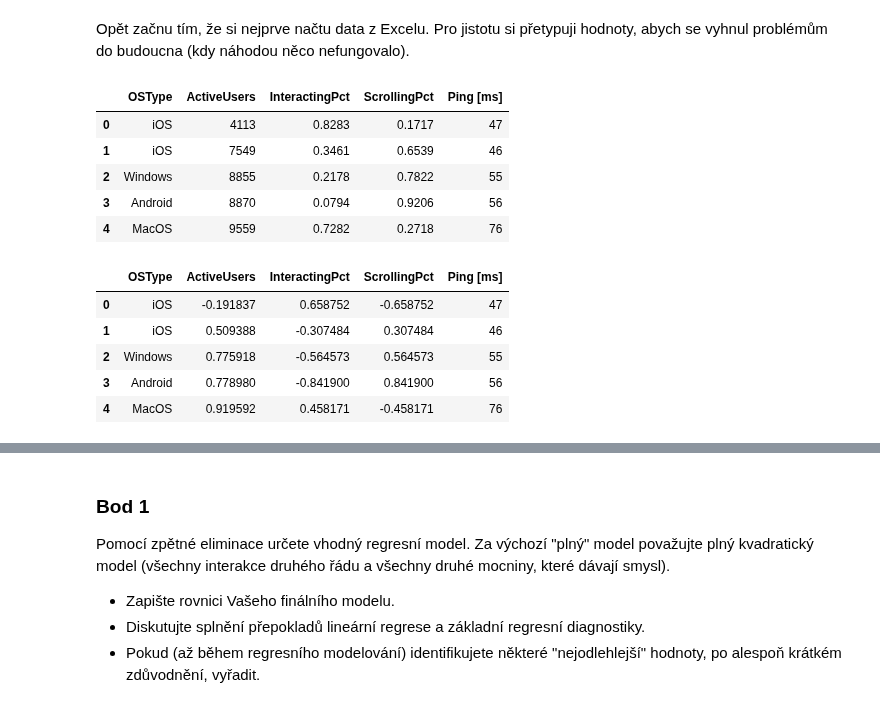
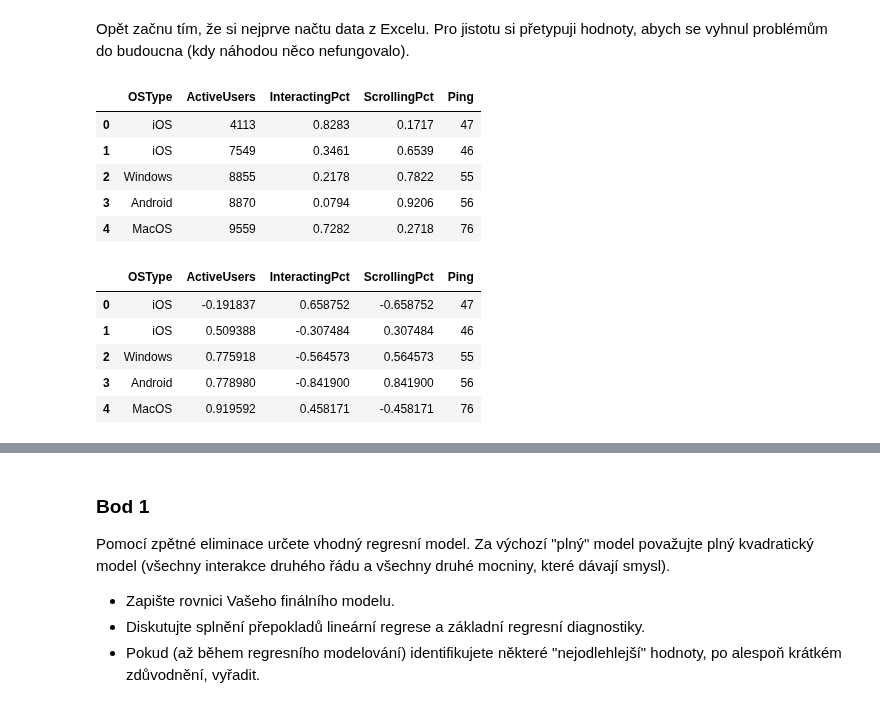
Before and after one commit to MOONYROS/VUT-MSP-projects, a Jupyter notebook: proj2/proj2.ipynb, the cells around one changed output, grey strips where cells are left out. Drawn from its saved outputs; the diff is of its cells as text; code cells hidden in the pictures.

```diff
--- a/proj2/proj2.ipynb
+++ b/proj2/proj2.ipynb
@@ -198,17 +198,20 @@ Opět začnu tím, že si nejprve načtu data z Excelu. Pro jistotu si přetypuj
 # %%
 file_path = 'Data_2024.xlsx'
 sheet_name = 'Data_regrese'
 
 df = pd.read_excel(file_path, sheet_name=sheet_name)
 
 df['OSType'] = df['OSType'].astype('category')
 
 columns_to_numeric = ['ActiveUsers', 'InteractingPct', 'ScrollingPct', 'Ping [ms]']
 df[columns_to_numeric] = df[columns_to_numeric].apply(pd.to_numeric, errors='coerce')
 
+# prejmenoal jsem si sloupec Ping [ms] na Ping, protoze mi to delalo problemy u ols modelu
+df.rename(columns={'Ping [ms]': 'Ping'}, inplace=True)
+
 df.head()
 # %% [output]
-|  | OSType | ActiveUsers | InteractingPct | ScrollingPct | Ping [ms] |
+|  | OSType | ActiveUsers | InteractingPct | ScrollingPct | Ping |
 | 0 | iOS | 4113 | 0.8283 | 0.1717 | 47 |
 | 1 | iOS | 7549 | 0.3461 | 0.6539 | 46 |
 | 2 | Windows | 8855 | 0.2178 | 0.7822 | 55 |
@@ -221,7 +224,7 @@ df[colums_to_normalize] = df[colums_to_normalize].apply(lambda col: -1 + 2 * (co
 
 df.head()
 # %% [output]
-|  | OSType | ActiveUsers | InteractingPct | ScrollingPct | Ping [ms] |
+|  | OSType | ActiveUsers | InteractingPct | ScrollingPct | Ping |
 | 0 | iOS | -0.191837 | 0.658752 | -0.658752 | 47 |
 | 1 | iOS | 0.509388 | -0.307484 | 0.307484 | 46 |
 | 2 | Windows | 0.775918 | -0.564573 | 0.564573 | 55 |
```
Also changed, not shown: parts of 6 cells of this notebook.
